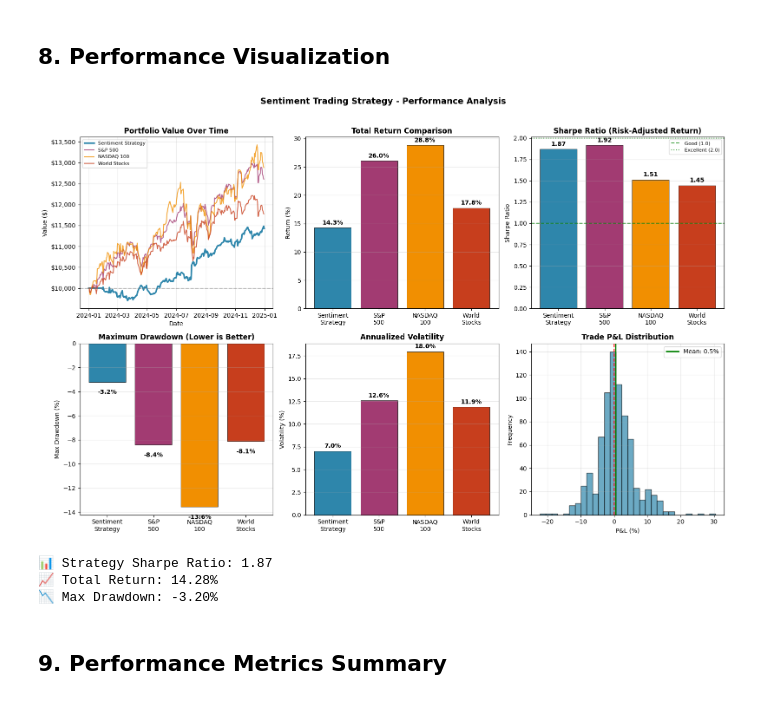
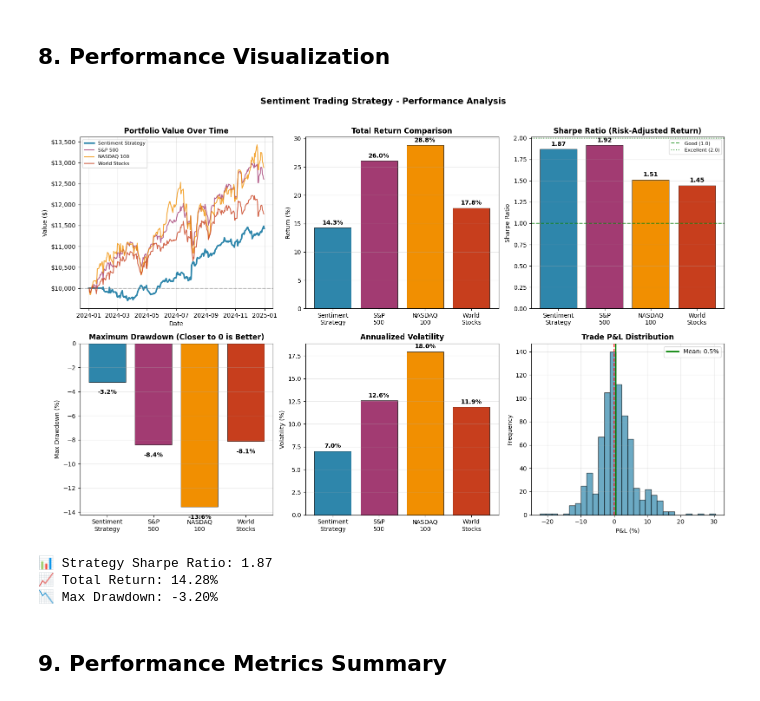
Before and after one commit to OndrejZ24/stock-sentiment-analysis, a Jupyter notebook: backtest.ipynb, the cells around one changed output. Cells and saved outputs as stored; diff of their text form; code cells hidden in the pictures.

```diff
--- a/backtest.ipynb
+++ b/backtest.ipynb
@@ -751,7 +792,7 @@ for bar, val in zip(bars4, dd_vals):
     ax4.annotate(f'{val:.1f}%', xy=(bar.get_x() + bar.get_width() / 2, height),
                 xytext=(0, -12), textcoords="offset points", ha='center', va='top', fontsize=10, fontweight='bold')
 ax4.axhline(y=0, color='black', linewidth=0.8)
-ax4.set_title('Maximum Drawdown (Lower is Better)', fontsize=12, fontweight='bold')
+ax4.set_title('Maximum Drawdown (Closer to 0 is Better)', fontsize=12, fontweight='bold')
 ax4.set_ylabel('Max Drawdown (%)')
 ax4.grid(True, alpha=0.3, axis='y')
 
@@ -762,34 +803,34 @@ bars5 = ax5.bar(names, vol_vals, color=bar_colors, edgecolor='black', linewidth=
 for bar, val in zip(bars5, vol_vals):
     height = bar.get_height()
     ax5.annotate(f'{val:.1f}%', xy=(bar.get_x() + bar.get_width() / 2, height),
                 xytext=(0, 3), textcoords="offset points", ha='center', va='bottom', fontsize=10, fontweight='bold')
 ax5.set_title('Annualized Volatility', fontsize=12, fontweight='bold')
 ax5.set_ylabel('Volatility (%)')
 ax5.grid(True, alpha=0.3, axis='y')
 
 # === 6. Trade P&L Distribution (Bottom Right) ===
 ax6 = axes[1, 2]
 ax6.hist(trades_df['pnl_pct'], bins=30, color='#2E86AB', edgecolor='black', alpha=0.7)
 ax6.axvline(x=0, color='red', linestyle='--', linewidth=1.5)
 ax6.axvline(x=trades_df['pnl_pct'].mean(), color='green', linestyle='-', linewidth=2,
             label=f'Mean: {trades_df["pnl_pct"].mean():.1f}%')
 ax6.set_title('Trade P&L Distribution', fontsize=12, fontweight='bold')
 ax6.set_xlabel('P&L (%)')
 ax6.set_ylabel('Frequency')
 ax6.legend()
 ax6.grid(True, alpha=0.3)
 
 plt.suptitle('Sentiment Trading Strategy - Performance Analysis',
              fontsize=14, fontweight='bold', y=1.02)
 plt.tight_layout()
 plt.show()
 
 # Print key metrics
 print(f"\n📊 Strategy Sharpe Ratio: {strategy_m['sharpe']:.2f}")
 print(f"📈 Total Return: {strategy_m['total_return']:.2f}%")
 print(f"📉 Max Drawdown: {strategy_m['max_drawdown']:.2f}%")
 # %% [output]
-[figure, old version]
+[figure, new version]
 📊 Strategy Sharpe Ratio: 1.87
 📈 Total Return: 14.28%
 📉 Max Drawdown: -3.20%
```
Also changed, not shown: parts of 4 cells of this notebook.
